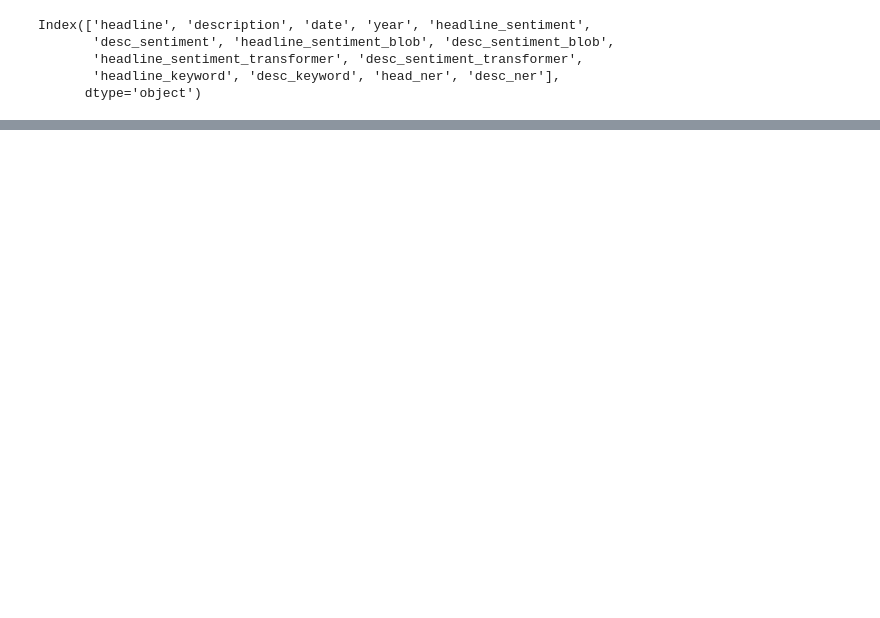
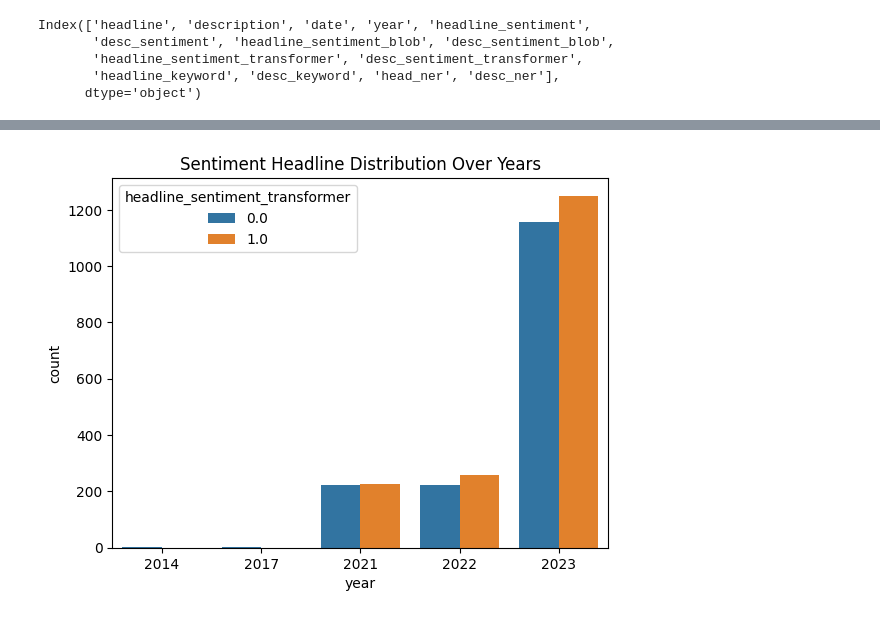
Before and after one commit to Soha85/Soha85, a Jupyter notebook: palestine-israel-news-conflict.ipynb, the cells around one changed output, grey strips where cells are left out. Drawn from its saved outputs; the diff is of its cells as text; code cells hidden in the pictures; blank space fills up the shorter version.

```diff
--- a/palestine-israel-news-conflict.ipynb
+++ b/palestine-israel-news-conflict.ipynb
@@ -483,0 +493,6 @@ pyplot.show()
+# %%
+sns.countplot(x='year', hue='headline_sentiment_transformer', data=news_df)
+pyplot.title('Sentiment Headline Distribution Over Years')
+pyplot.show()
+# %% [output]
+[figure, added]
```
Also changed, not shown: parts of 9 cells of this notebook.
